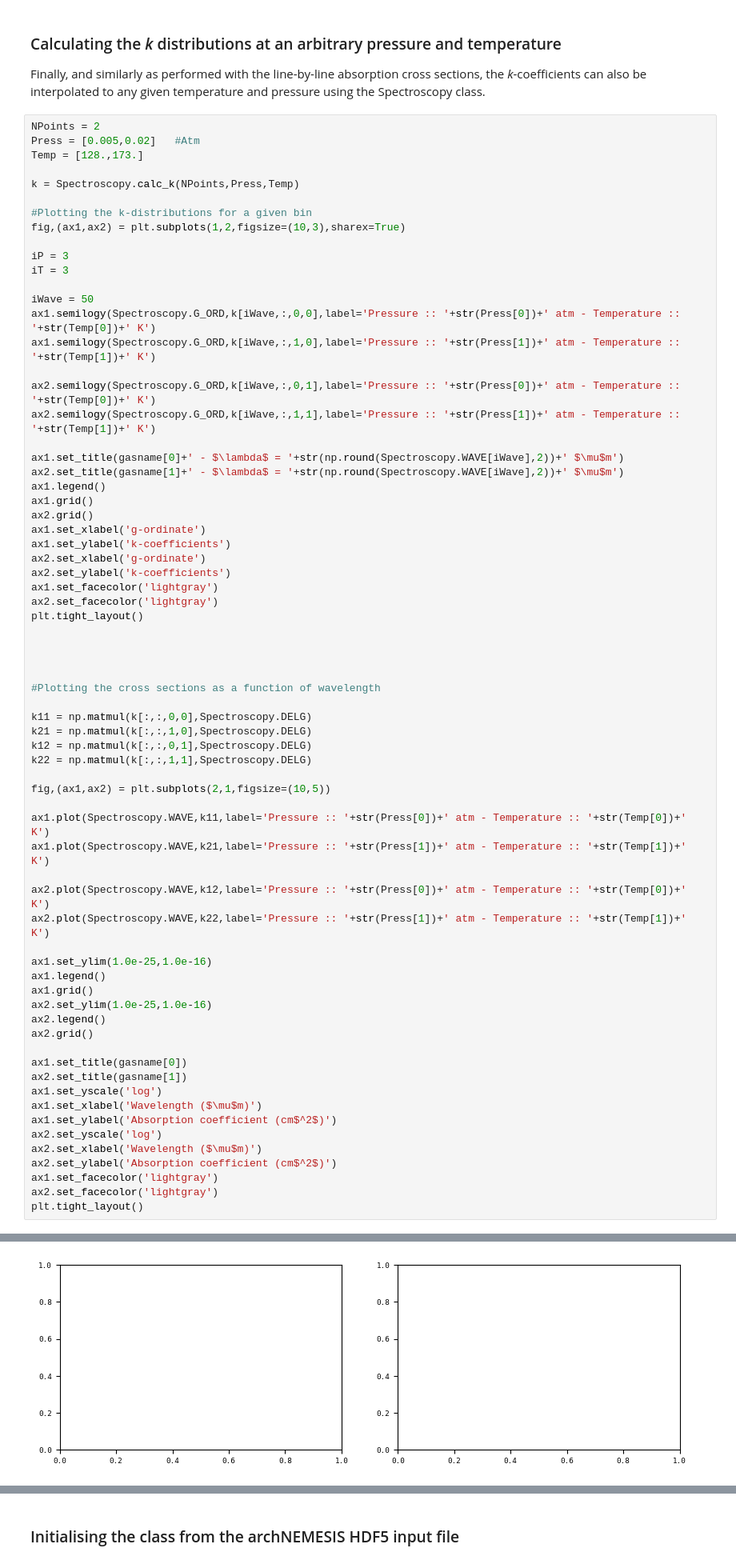
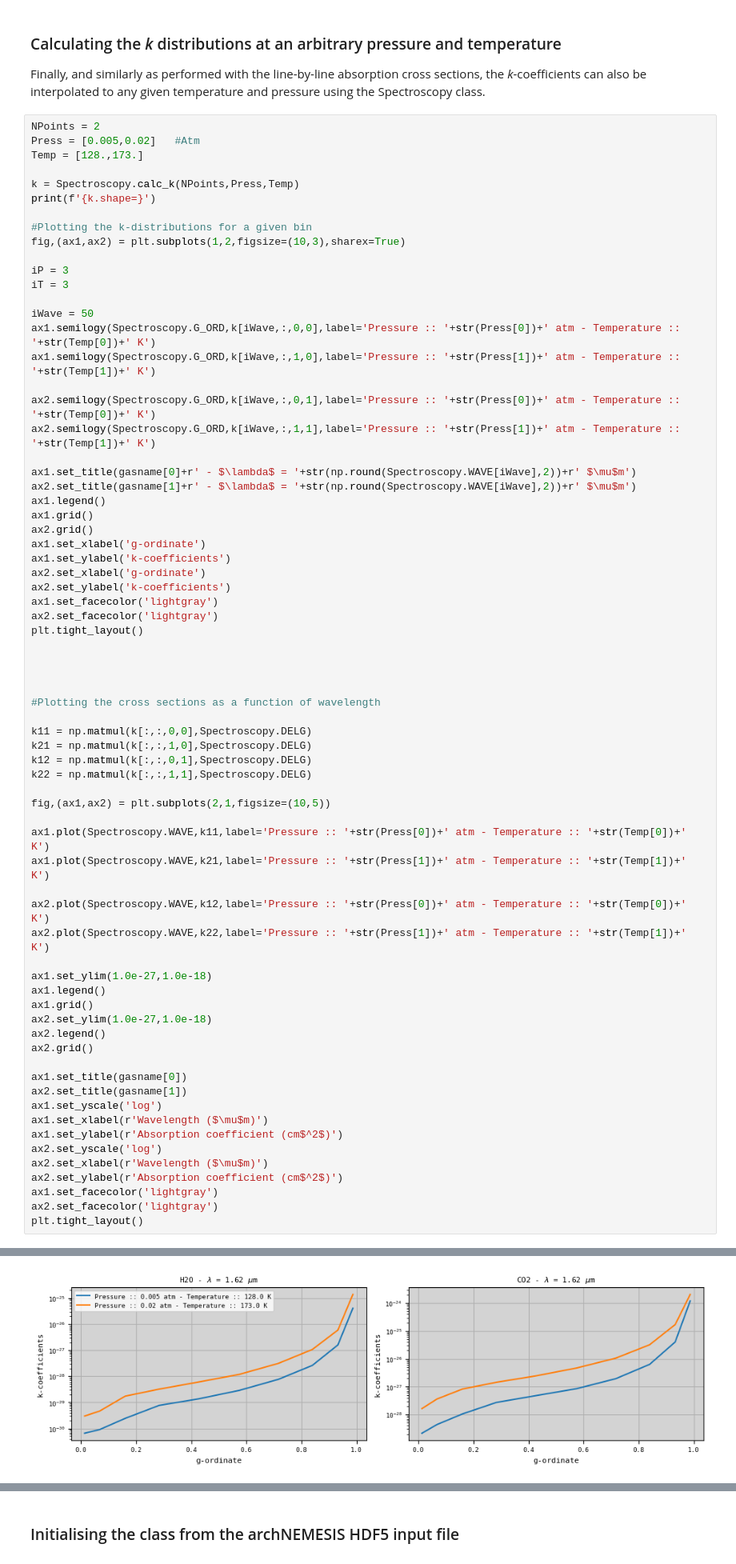
Before and after one commit to juanaldayparejo/archnemesis-dist, a Jupyter notebook: docs/examples/lookup_tables/lookup_tables.ipynb, the cells around one changed output, grey strips where cells are left out. Shown at 80% size. Cells and saved outputs as stored; diff of their text form.

```diff
--- a/docs/examples/lookup_tables/lookup_tables.ipynb
+++ b/docs/examples/lookup_tables/lookup_tables.ipynb
@@ -222,6 +230,7 @@ Press = [0.005,0.02]   #Atm
 Temp = [128.,173.]
 
 k = Spectroscopy.calc_k(NPoints,Press,Temp)
+print(f'{k.shape=}')
 
 #Plotting the k-distributions for a given bin
 fig,(ax1,ax2) = plt.subplots(1,2,figsize=(10,3),sharex=True)
@@ -236,8 +245,8 @@ ax1.semilogy(Spectroscopy.G_ORD,k[iWave,:,1,0],label='Pressure :: '+str(Press[1]
 ax2.semilogy(Spectroscopy.G_ORD,k[iWave,:,0,1],label='Pressure :: '+str(Press[0])+' atm - Temperature :: '+str(Temp[0])+' K')
 ax2.semilogy(Spectroscopy.G_ORD,k[iWave,:,1,1],label='Pressure :: '+str(Press[1])+' atm - Temperature :: '+str(Temp[1])+' K')
 
-ax1.set_title(gasname[0]+' - $\lambda$ = '+str(np.round(Spectroscopy.WAVE[iWave],2))+' $\mu$m')
-ax2.set_title(gasname[1]+' - $\lambda$ = '+str(np.round(Spectroscopy.WAVE[iWave],2))+' $\mu$m')
+ax1.set_title(gasname[0]+r' - $\lambda$ = '+str(np.round(Spectroscopy.WAVE[iWave],2))+r' $\mu$m')
+ax2.set_title(gasname[1]+r' - $\lambda$ = '+str(np.round(Spectroscopy.WAVE[iWave],2))+r' $\mu$m')
 ax1.legend()
 ax1.grid()
 ax2.grid()
@@ -267,21 +276,21 @@ ax1.plot(Spectroscopy.WAVE,k21,label='Pressure :: '+str(Press[1])+' atm - Temper
 ax2.plot(Spectroscopy.WAVE,k12,label='Pressure :: '+str(Press[0])+' atm - Temperature :: '+str(Temp[0])+' K')
 ax2.plot(Spectroscopy.WAVE,k22,label='Pressure :: '+str(Press[1])+' atm - Temperature :: '+str(Temp[1])+' K')
 
-ax1.set_ylim(1.0e-25,1.0e-16)
+ax1.set_ylim(1.0e-27,1.0e-18)
 ax1.legend()
 ax1.grid()
-ax2.set_ylim(1.0e-25,1.0e-16)
+ax2.set_ylim(1.0e-27,1.0e-18)
 ax2.legend()
 ax2.grid()
 
 ax1.set_title(gasname[0])
 ax2.set_title(gasname[1])
 ax1.set_yscale('log')
-ax1.set_xlabel('Wavelength ($\mu$m)')
-ax1.set_ylabel('Absorption coefficient (cm$^2$)')
+ax1.set_xlabel(r'Wavelength ($\mu$m)')
+ax1.set_ylabel(r'Absorption coefficient (cm$^2$)')
 ax2.set_yscale('log')
-ax2.set_xlabel('Wavelength ($\mu$m)')
-ax2.set_ylabel('Absorption coefficient (cm$^2$)')
+ax2.set_xlabel(r'Wavelength ($\mu$m)')
+ax2.set_ylabel(r'Absorption coefficient (cm$^2$)')
 ax1.set_facecolor('lightgray')
 ax2.set_facecolor('lightgray')
 plt.tight_layout()
@@ -290 +299 @@ IndexError: index 50 is out of bounds for axis 0 with size 1
-[figure, old version]
+[figure, new version]
```
Also changed, not shown: parts of 7 cells of this notebook, 3 other files.
